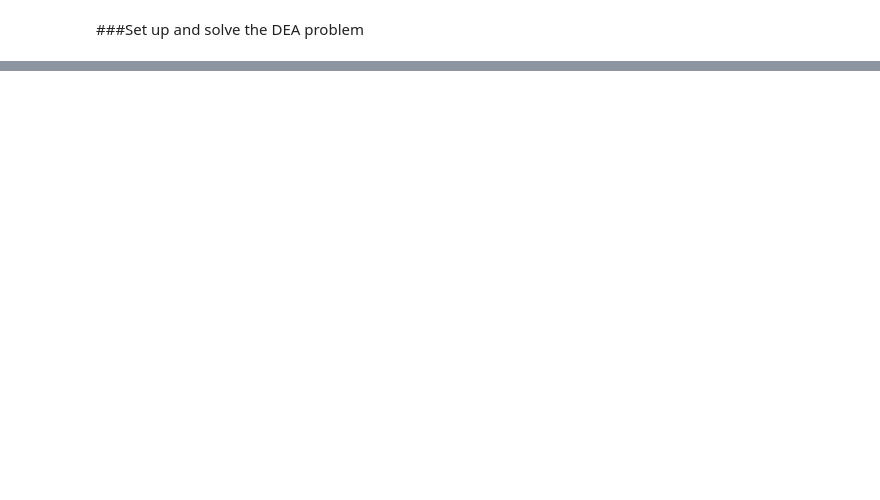
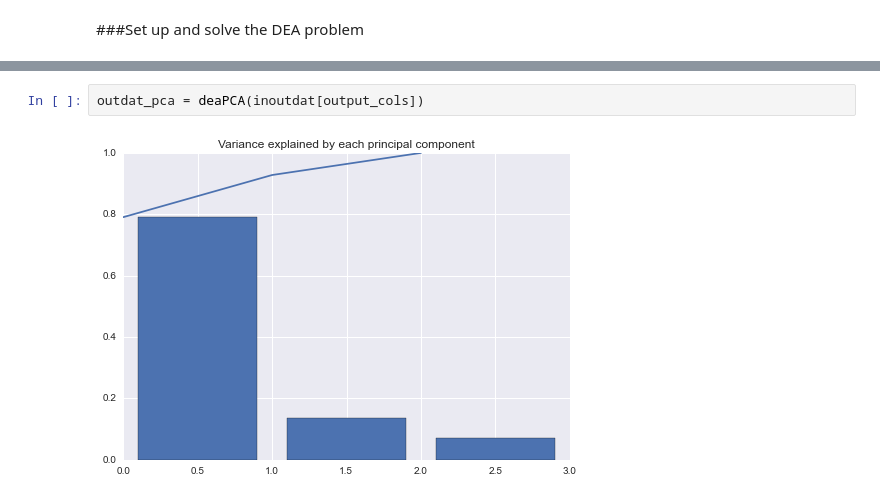
Before and after one commit to jzuccollo/pyDEA, a Jupyter notebook: pydea/examples/DEA analysis of English schools.ipynb, the cells around one changed output, grey strips where cells are left out. Drawn from its saved outputs; the diff is of its cells as text; blank space fills up the shorter version.

```diff
--- a/pydea/examples/DEA analysis of English schools.ipynb
+++ b/pydea/examples/DEA analysis of English schools.ipynb
@@ -300,0 +266,4 @@ primDEA.weights
+# %%
+outdat_pca = deaPCA(inoutdat[output_cols])
+# %% [output]
+[figure, added]
```
Also changed, not shown: parts of 27 cells of this notebook, 5 other files.
